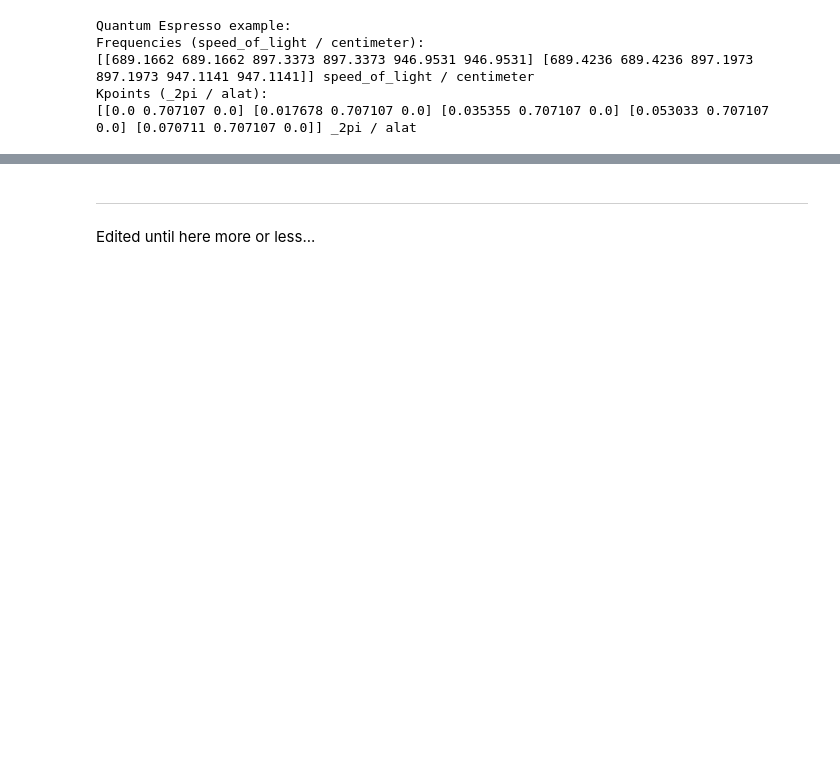
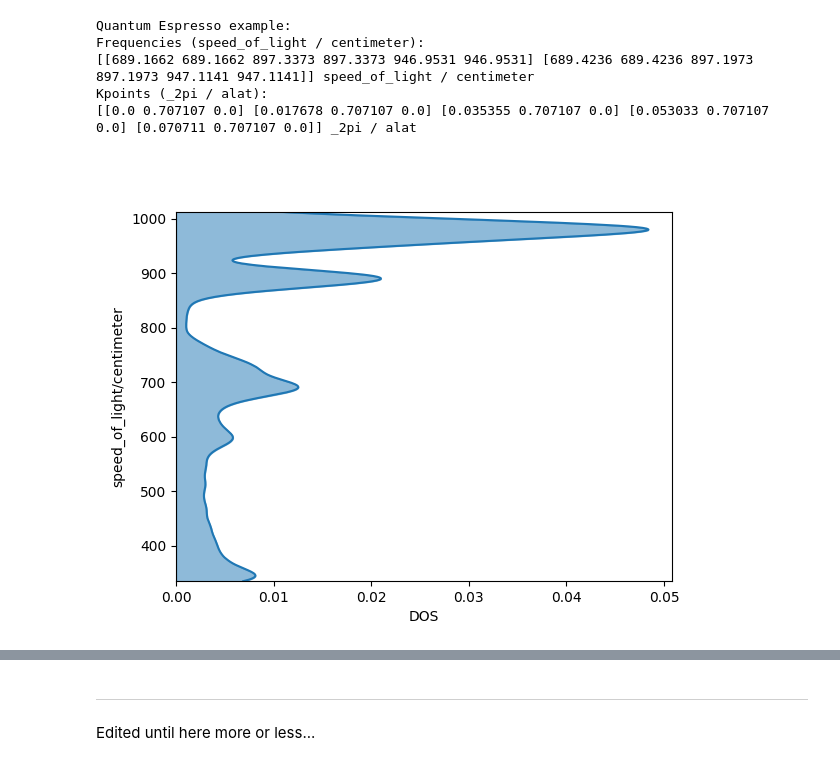
Before and after one commit to Lattay/YAIV, a Jupyter notebook: yaiv/dev/todo/Tutorial/grep.ipynb, the cells around one changed output, grey strips where cells are left out. Saved outputs shown, nothing was run; the diff lists cells and outputs as text; code cells hidden in the pictures; blank space fills up the shorter version.

Commit message:
updates with DOS plotting and fix grep kpath

```diff
--- a/yaiv/dev/todo/Tutorial/grep.ipynb
+++ b/yaiv/dev/todo/Tutorial/grep.ipynb
@@ -196,3 +199,11 @@ Frequencies (speed_of_light / centimeter):
 [[689.1662 689.1662 897.3373 897.3373 946.9531 946.9531] [689.4236 689.4236 897.1973 897.1973 947.1141 947.1141]] speed_of_light / centimeter
 Kpoints (_2pi / alat):
 [[0.0 0.707107 0.0] [0.017678 0.707107 0.0] [0.035355 0.707107 0.0] [0.053033 0.707107 0.0] [0.070711 0.707107 0.0]] _2pi / alat
+# %%
+#shift=5*ureg('eV')
+window=[600,900]*ureg('c/cm')
+fermi=4*ureg('eV')
+x=F.plot_DOS(switchXY=True)
+plt.show()
+# %% [output]
+[figure, added]
```
Also changed, not shown: parts of 17 cells of this notebook, 6 other files.
